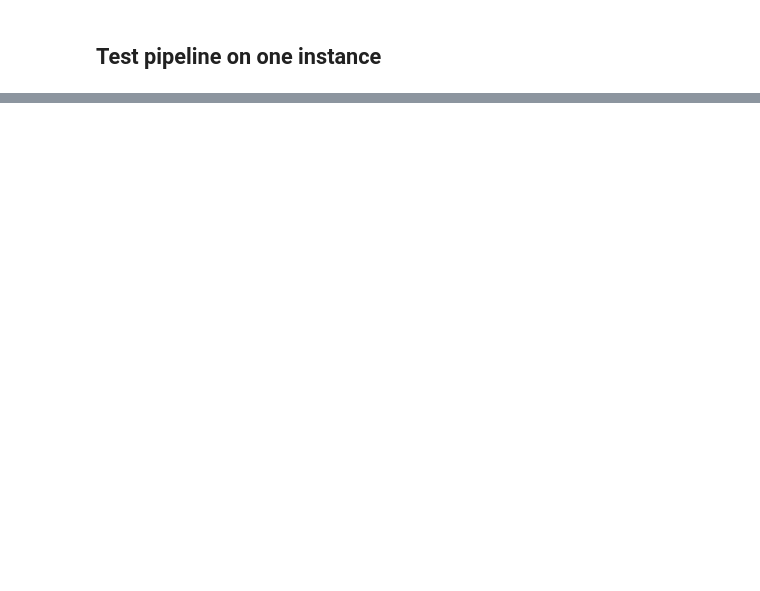
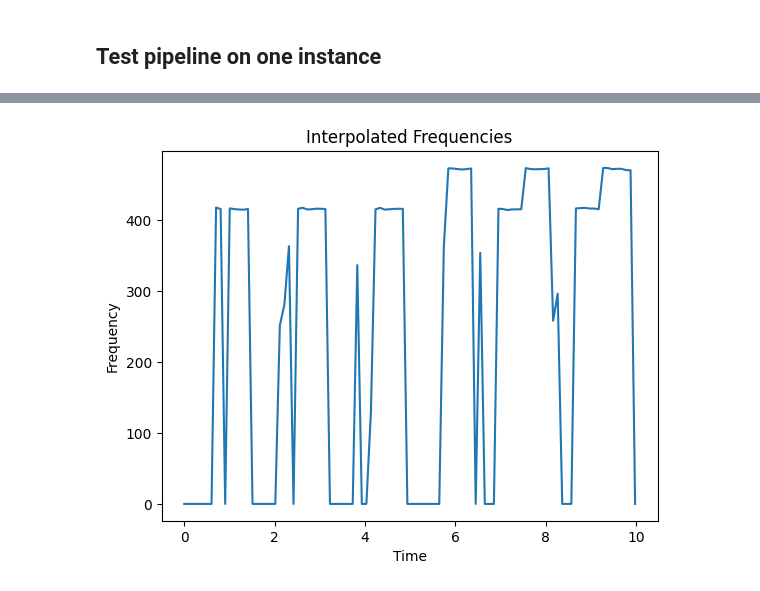
Before and after one commit to Masetto96/mir-gamelan, a Jupyter notebook: pipeline.ipynb, the cells around one changed output, grey strips where cells are left out. Saved outputs shown, nothing was run; the diff lists cells and outputs as text; code cells hidden in the pictures; blank space fills up the shorter version.

```diff
--- a/pipeline.ipynb
+++ b/pipeline.ipynb
@@ -33,0 +109,2 @@ array([[0., 0., 0., ..., 0., 0., 0.],
+# %%
+time, frequency, confidence, activation = pitch_est.estimate_crepe(reconstructed_audio_griffinlim, sr)
@@ -33,0 +113,34 @@ array([[0., 0., 0., ..., 0., 0., 0.],
+# %%
+# lol 🥲 it looks weird
+# we could implement a count of occurences of frequency, after a certain
+# lets say: what are the most repeated values?
+# does it make sense?
+
+# mmm,, i would start by flatten everything, as there is some variance even when it is a straight line
+
+# looks ugly 🫠
+
+
+
+
+
+
+frequency[confidence < 0.9] = 0
+
+# Create a function to interpolate the frequencies
+interpolated_frequency = scipy.interpolate.interp1d(time, frequency, kind='linear')
+
+# Generate a new set of time values for smoother lines
+new_time = np.linspace(time.min(), time.max(), num=100)
+
+# Interpolate the frequencies using the new time values
+new_frequency = interpolated_frequency(new_time)
+
+# Plot the interpolated frequencies
+plt.plot(new_time, new_frequency)
+plt.xlabel('Time')
+plt.ylabel('Frequency')
+plt.title('Interpolated Frequencies')
+plt.show()
+# %% [output]
+[figure, added]
```
Also changed, not shown: parts of 8 cells of this notebook, 3 other files.
